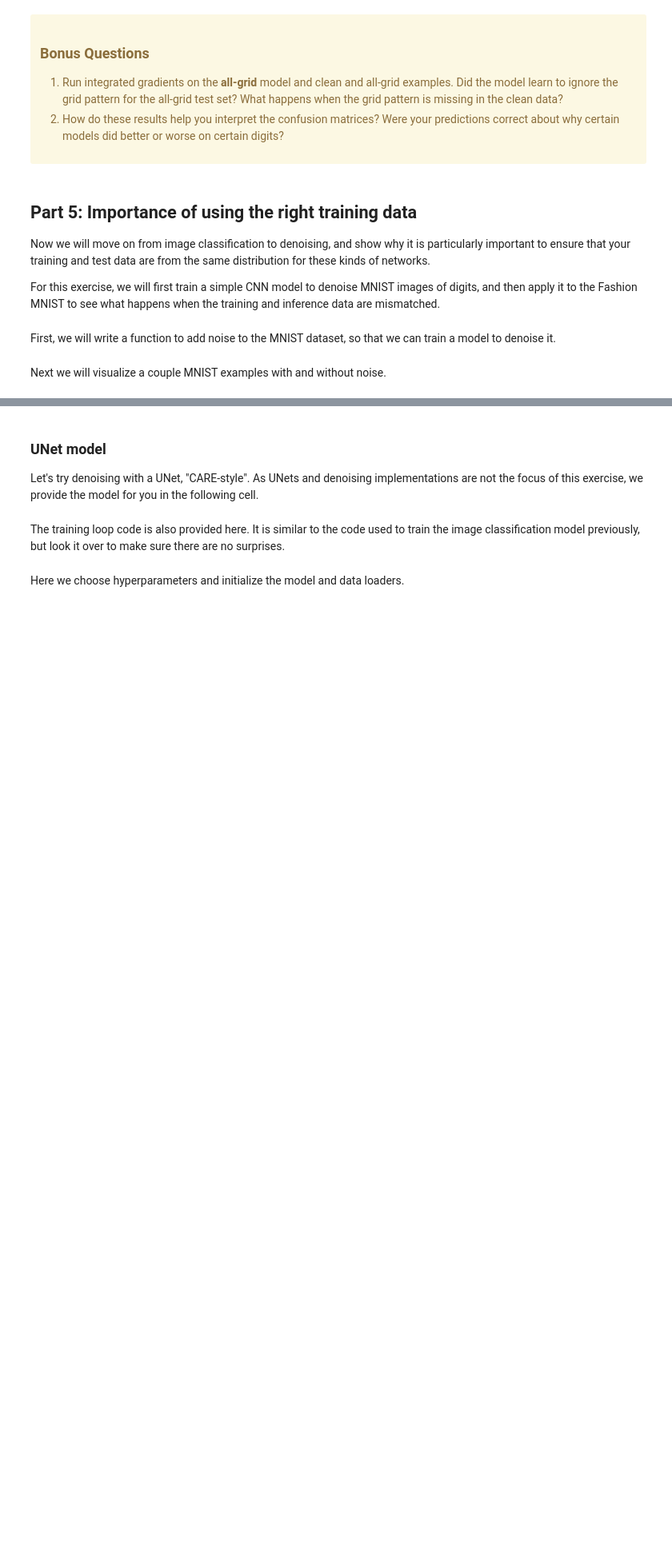
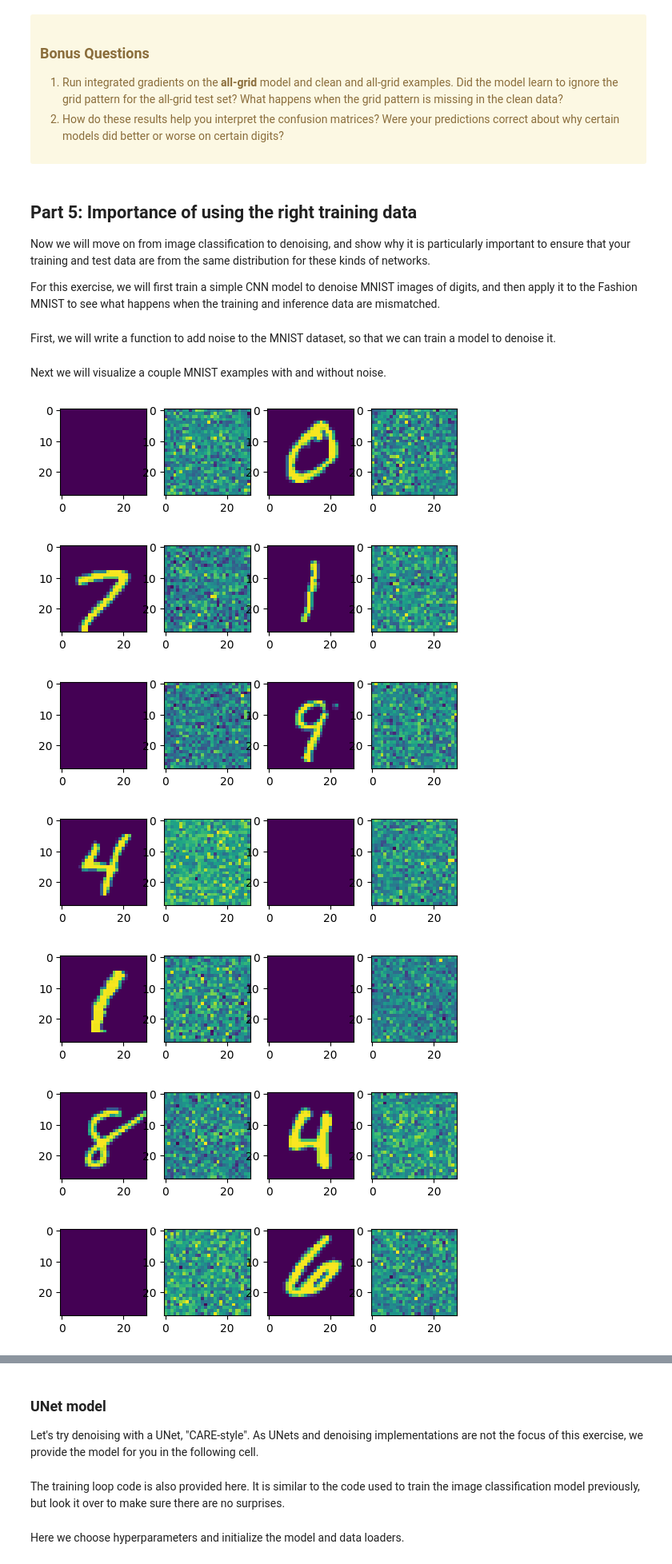
Before and after one commit to dlmbl/failure_modes, a Jupyter notebook: exercise.ipynb, the cells around one changed output, grey strips where cells are left out. Shown at 80% size. Drawn from its saved outputs; the diff is of its cells as text; code cells hidden in the pictures; blank space fills up the shorter version.

```diff
--- a/exercise.ipynb
+++ b/exercise.ipynb
@@ -624,26 +650,35 @@ First, we will write a function to add noise to the MNIST dataset, so that we ca
 # %%
 import torch
 
-# A simple function to add noise to tensors:
 def add_noise(tensor, power=1.5):
-    return tensor * torch.rand(tensor.size()).to(tensor.device) ** power + 0.75*torch.randn(tensor.size()).to(tensor.device)
+    if tensor.shape[0] == 1:
+        tensor = tensor.repeat(3, 1, 1)
+    return tensor * torch.rand(tensor.size()).to(tensor.device) ** power + 0.75 * torch.randn(tensor.size()).to(tensor.device)
 # %% [markdown]
 Next we will visualize a couple MNIST examples with and without noise.
 # %%
 import matplotlib.pyplot as plt
 
-# Let's visualise MNIST images with noise:
+# Let's visualise Colored MNIST images with noise:
 def show(index):
     plt.subplot(1,4,1)
-    plt.imshow(train_dataset[index][0][0], cmap=plt.get_cmap('gray'))
+    plt.imshow(train_dataset[index][0][0])
     plt.subplot(1,4,2)
-    plt.imshow(add_noise(train_dataset[index][0][0]), cmap=plt.get_cmap('gray'))
+    plt.imshow(add_noise(train_dataset[index][0][0]))
     plt.subplot(1,4,3)
-    plt.imshow(train_dataset[index+1][0][0], cmap=plt.get_cmap('gray'))
+    plt.imshow(train_dataset[index+1][0][0])
     plt.subplot(1,4,4)
-    plt.imshow(add_noise(train_dataset[index+1][0][0]), cmap=plt.get_cmap('gray'))
+    plt.imshow(add_noise(train_dataset[index+1][0][0]))
     plt.show()
 
 # We pick 8 images to show:
 for i in range(8):
     show(123*i)
+# %% [output]
+[figure, added]
+[figure, added]
+[figure, added]
+[figure, added]
+[figure, added]
+[figure, added]
+[figure, added]
```
Also changed, not shown: parts of 20 cells of this notebook.
